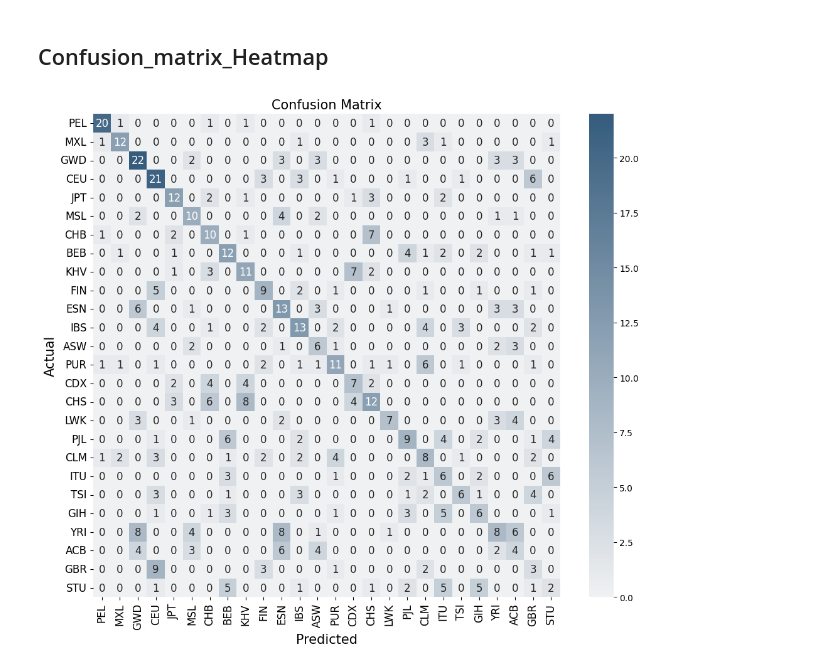
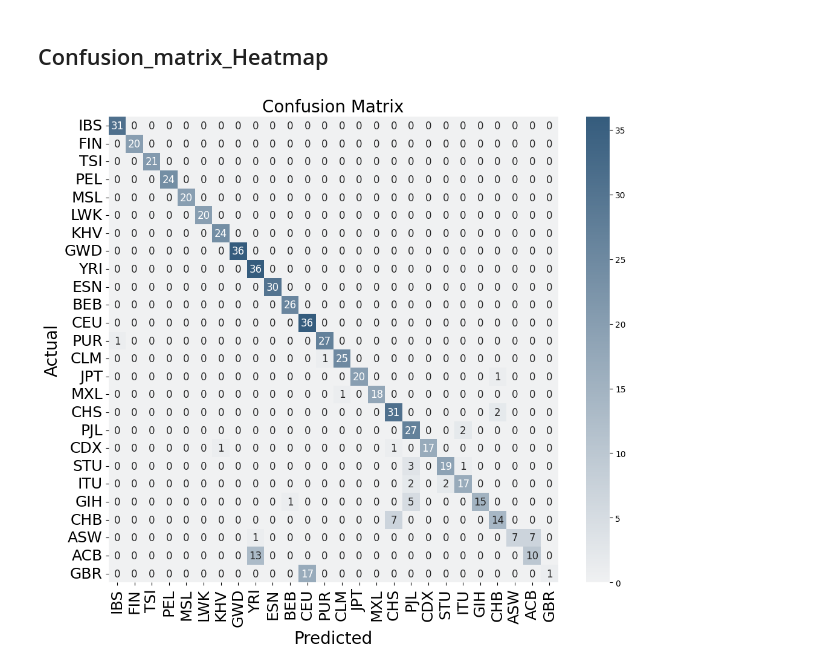
Before and after one commit to Jinhyun-Kim/geography_prediction, a Jupyter notebook: figure_country.ipynb, the cells around one changed output. Cells and saved outputs as stored; diff of their text form; code cells hidden in the pictures.

```diff
--- a/figure_country.ipynb
+++ b/figure_country.ipynb
@@ -83,8 +83,8 @@ class data_loader:
 # data load
 # %%
 feature_data_path = '/project/datacamp/team11/data'
-# target_feature = "preprocessed/merged_support3_variance_0.1_random_1M"
-target_feature = "preprocessed/merged_random_1k"
+target_feature = "preprocessed/merged_support3_variance_0.1_random_1M"
+# target_feature = "preprocessed/merged_random_1k"
 target_feature_suffix = "_matrix.npy"
 sample_annotation_file = os.path.join(feature_data_path, "igsr-1000 genomes 30x on grch38.tsv")
 
@@ -195,21 +194,23 @@ plot_country_data_with_error_bars(sorted_countries, sorted_accuracies, sorted_st
 # %%
 def plot_confusion_matrix(y_true, y_pred, label_mapping, sorted_countries, file_path=None):
     unique_labels = [list(label_mapping.keys())[list(label_mapping.values()).index(country)] for country in sorted_countries]
 
     conf_matrix = confusion_matrix(y_true, y_pred, labels=unique_labels)
 
     plt.figure(figsize=(12, 10))
     cmap = sns.light_palette(colors[4], as_cmap=True)
     sns.heatmap(conf_matrix, annot=True, fmt='d', xticklabels=sorted_countries, yticklabels=sorted_countries, cmap=cmap, annot_kws={"size": 12})
-    plt.xlabel('Predicted', fontsize=15)
-    plt.ylabel('Actual', fontsize=15)
-    plt.xticks(fontsize=12)
-    plt.yticks(fontsize=12)
-    plt.title('Confusion Matrix', fontsize=15)
+    plt.xlabel('Predicted', fontsize=20)
+    plt.ylabel('Actual', fontsize=20)
+    plt.xticks(fontsize=18)
+    plt.yticks(fontsize=18)
+    plt.title('Confusion Matrix', fontsize=20)
+
     if file_path:
-        plt.savefig(file_path, dpi=300, bbox_inches='tight')
+            plt.savefig(file_path, format='pdf', dpi=300, bbox_inches='tight')
     plt.show()
 
-plot_confusion_matrix(y_test, y_pred_test, label_mapping, sorted_countries, file_path="country_confusion_matrix.png")
+# plot_confusion_matrix(y_test, y_pred_test, label_mapping, sorted_countries, file_path="test_confusion_matrix.pdf")
+plot_confusion_matrix(y_test, y_pred_test, label_mapping, sorted_countries, file_path="result_confusion_matrix.pdf")
 # %% [output]
-[figure, old version]
+[figure, new version]
```
Also changed, not shown: parts of 1 cell of this notebook.
